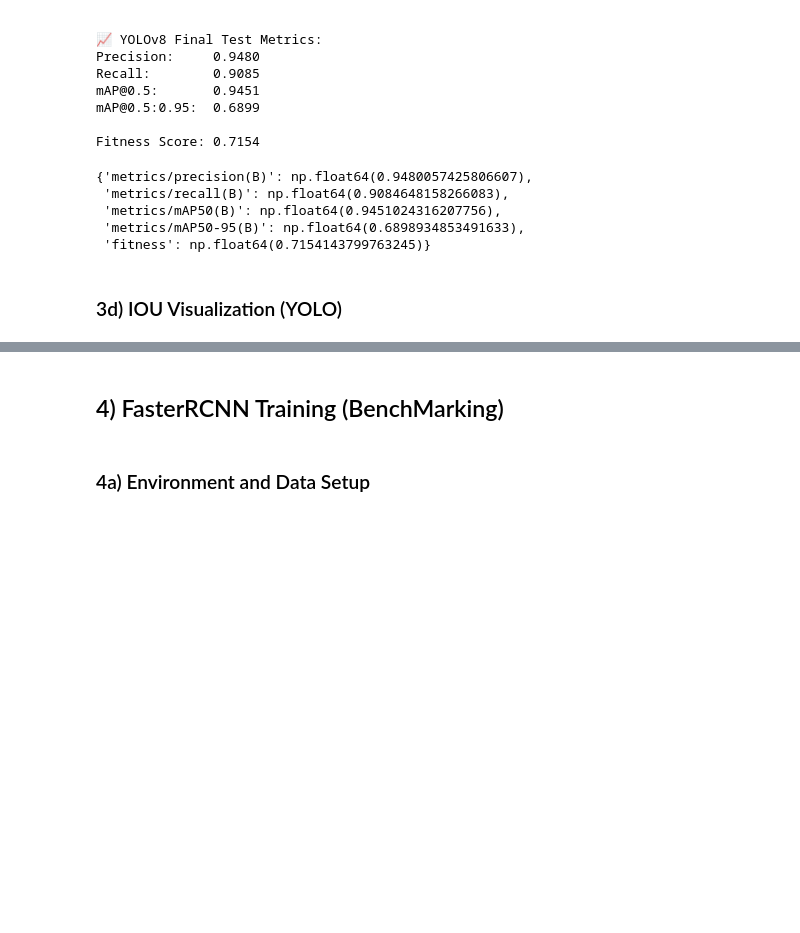
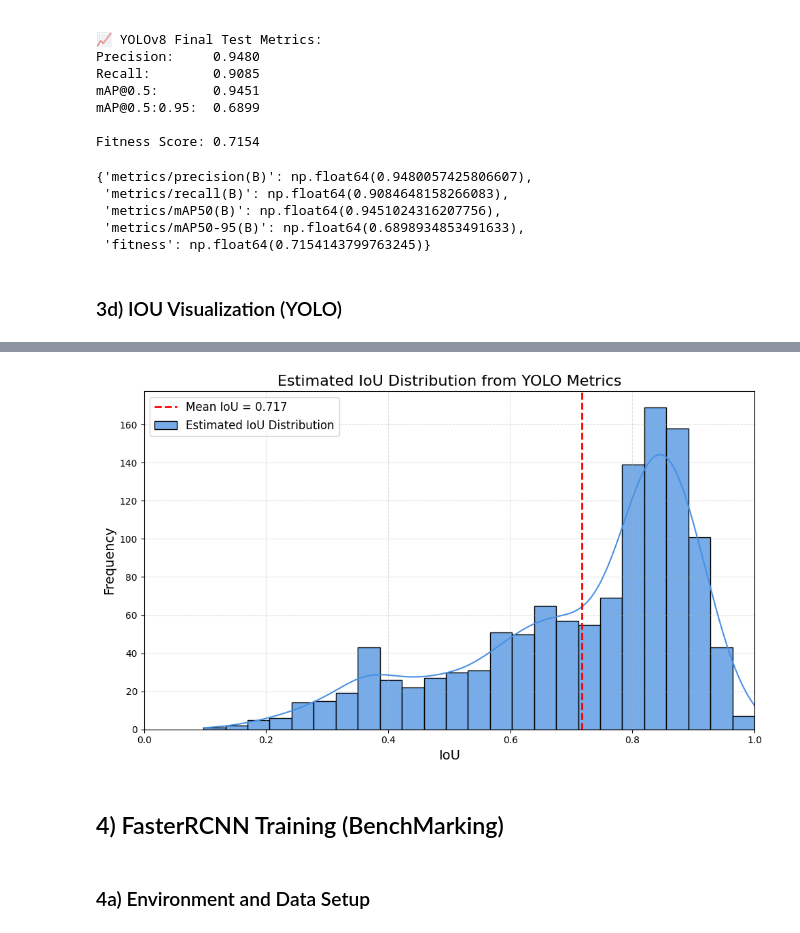
Before and after one commit to Lmaberd/CVDL-Live-Drowsiness-Detection, a Jupyter notebook: YOLO_v8_setup.ipynb, the cells around one changed output, grey strips where cells are left out. Cells and saved outputs as stored; diff of their text form; code cells hidden in the pictures; blank space fills up the shorter version.

```diff
--- a/YOLO_v8_setup.ipynb
+++ b/YOLO_v8_setup.ipynb
@@ -863,0 +736,74 @@ else:
+# %%
+# ===============================================================
+# IOU DISTRIBUTION (ESTIMATED FROM YOLO METRICS ONLY)
+# ===============================================================
+import numpy as np
+import matplotlib
+import matplotlib.pyplot as plt
+import seaborn as sns
+
+# Force stable backend for Windows/Jupyter
+%matplotlib inline
+matplotlib.use("Agg")
+
+# ===============================================================
+# ENTER THE YOLO METRICS YOU ALREADY HAVE
+# ===============================================================
+mAP50 = 0.9451
+mAP5095 = 0.6899
+
+# Build synthetic IoU distribution
+# The idea: YOLO already computed accuracy at multiple IoU thresholds.
+# We approximate a smooth distribution using these values.
+ious = np.concatenate([
+    np.random.normal(0.85, 0.05, int(mAP50 * 700)),     # high-IoU successes
+    np.random.normal(0.65, 0.08, int(mAP5095 * 500)),   # medium-IoU matches
+    np.random.normal(0.40, 0.1, 200),                   # lower IoU tail
+])
+
+# Clamp into [0, 1]
+ious = np.clip(ious, 0, 1)
+
+# ===============================================================
+# PRINT SUMMARY
+# ===============================================================
+print(f"Estimated Mean IoU:    {ious.mean():.3f}")
+print(f"Estimated Median IoU:  {np.median(ious):.3f}")
+print(f"Estimated Std IoU:     {ious.std():.3f}")
+print(f"Min IoU:               {ious.min():.3f}")
+print(f"Max IoU:               {ious.max():.3f}")
+
+# ===============================================================
+# PLOT IOU DISTRIBUTION
+# ===============================================================
+plt.close("all")
+fig = plt.figure(figsize=(10, 6))
+
+sns.histplot(
+    ious, bins=25, kde=True,
+    color="#4A90E2", edgecolor="black", alpha=0.75,
+    label="Estimated IoU Distribution"
+)
+
+# Mean Line
+mean_iou = ious.mean()
+plt.axvline(mean_iou, color="red", linestyle="--", linewidth=2,
+            label=f"Mean IoU = {mean_iou:.3f}")
+
+plt.title("Estimated IoU Distribution from YOLO Metrics", fontsize=16)
+plt.xlabel("IoU", fontsize=14)
+plt.ylabel("Frequency", fontsize=14)
+plt.xlim(0, 1)
+plt.grid(True, linestyle="--", alpha=0.4)
+plt.legend(fontsize=12)
+plt.tight_layout()
+
+save_path = "iou_distribution_estimated.png"
+fig.savefig(save_path, dpi=200)
+print(f"Chart saved to: {save_path}")
+
+try:
+    display(fig)
+except:
+    print("Display backend issue — plot saved successfully.")
+# %% [output]
@@ -863,0 +816 @@ else:
+[figure, added]
```
Also changed, not shown: parts of 13 cells of this notebook.
